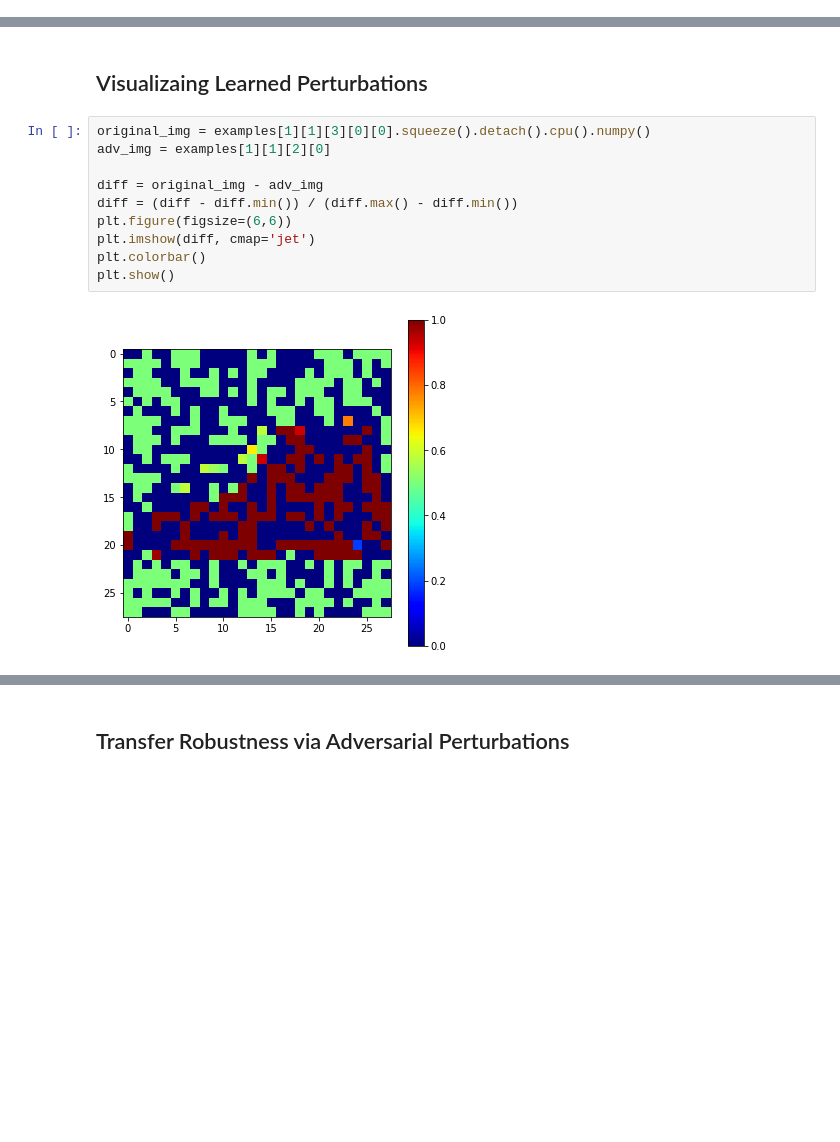
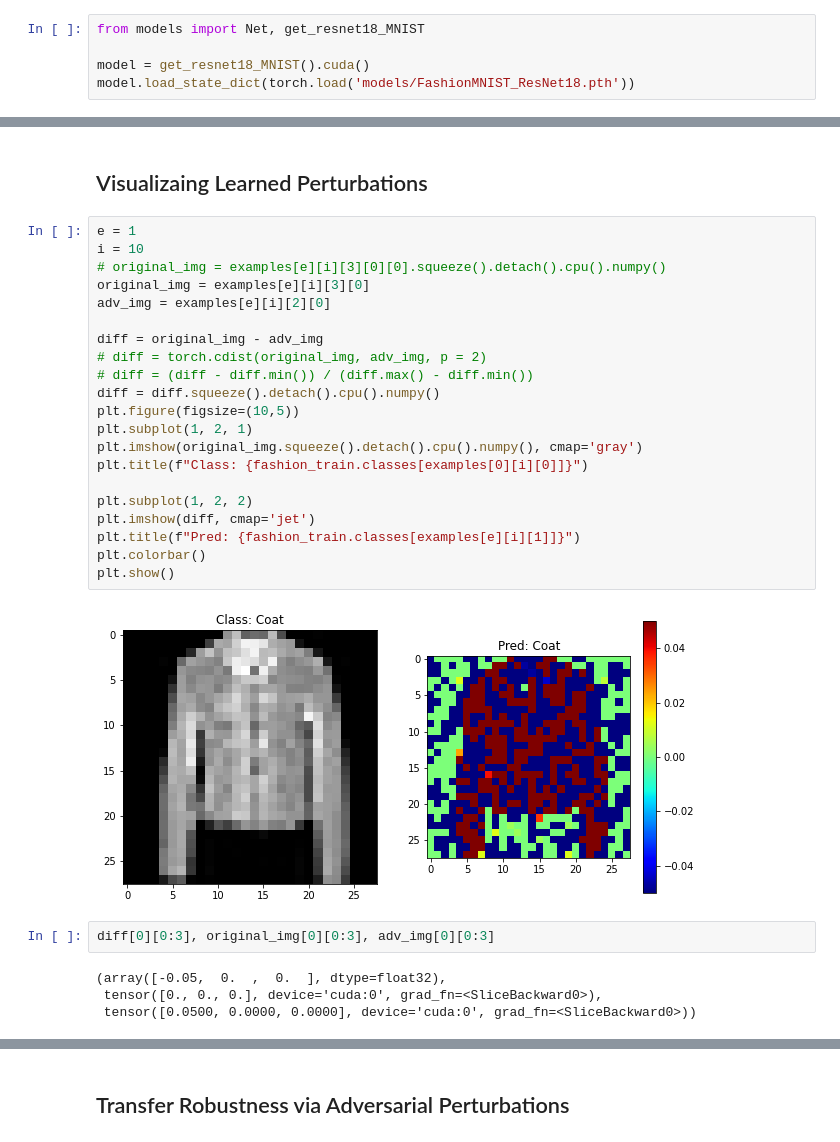
Before and after one commit to Ivanrs297/machine-learning-projects, a Jupyter notebook: deep-learning/robust-transfer/main.ipynb, the cells around one changed output, grey strips where cells are left out. Cells and saved outputs as stored; diff of their text form; blank space fills up the shorter version.

```diff
--- a/deep-learning/robust-transfer/main.ipynb
+++ b/deep-learning/robust-transfer/main.ipynb
@@ -87,0 +97,5 @@ torch.save(model.state_dict(), 'models/FashionMNIST_ResNet18.pth')
+# %%
+from models import Net, get_resnet18_MNIST
+
+model = get_resnet18_MNIST().cuda()
+model.load_state_dict(torch.load('models/FashionMNIST_ResNet18.pth'))
@@ -138,16 +159,33 @@ Epsilon: 0.3    Test Accuracy = 1782 / 10000 = 0.1782
 # %% [markdown]
 ## Visualizaing Learned Perturbations
 # %%
-original_img = examples[1][1][3][0][0].squeeze().detach().cpu().numpy()
-adv_img = examples[1][1][2][0]
+e = 1
+i = 10
+# original_img = examples[e][i][3][0][0].squeeze().detach().cpu().numpy()
+original_img = examples[e][i][3][0]
+adv_img = examples[e][i][2][0]
 
 diff = original_img - adv_img
-diff = (diff - diff.min()) / (diff.max() - diff.min())
-plt.figure(figsize=(6,6))
+# diff = torch.cdist(original_img, adv_img, p = 2)
+# diff = (diff - diff.min()) / (diff.max() - diff.min())
+diff = diff.squeeze().detach().cpu().numpy()
+plt.figure(figsize=(10,5))
+plt.subplot(1, 2, 1)
+plt.imshow(original_img.squeeze().detach().cpu().numpy(), cmap='gray')
+plt.title(f"Class: {fashion_train.classes[examples[0][i][0]]}")
+
+plt.subplot(1, 2, 2)
 plt.imshow(diff, cmap='jet')
+plt.title(f"Pred: {fashion_train.classes[examples[e][i][1]]}")
 plt.colorbar()
 plt.show()
 # %% [output]
-[figure, old version]
+[figure, new version]
+# %%
+diff[0][0:3], original_img[0][0:3], adv_img[0][0:3]
+# %% [output]
+(array([-0.05,  0.  ,  0.  ], dtype=float32),
+ tensor([0., 0., 0.], device='cuda:0', grad_fn=<SliceBackward0>),
+ tensor([0.0500, 0.0000, 0.0000], device='cuda:0', grad_fn=<SliceBackward0>))
 # %%
 for e, e_value in enumerate(epsilons):
```
Also changed, not shown: parts of 23 cells of this notebook, 13 other files.
